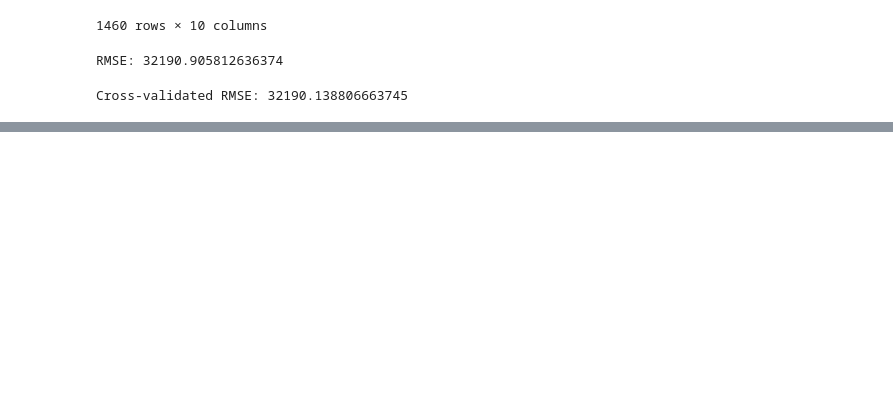
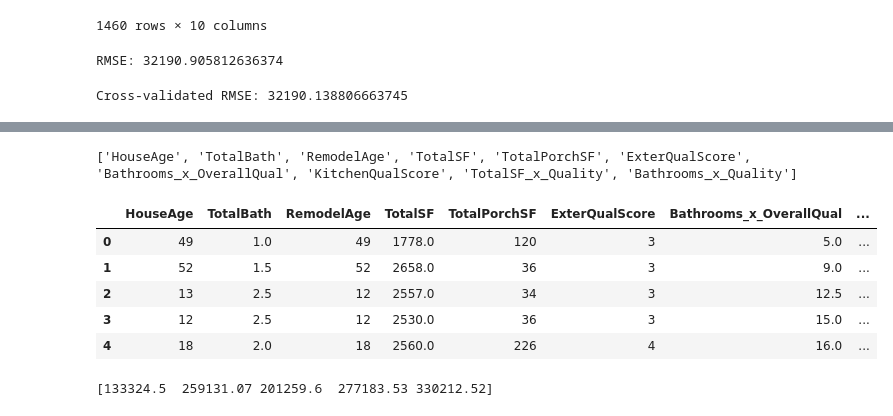
Before and after one commit to pmash634/boilerplate-bcrypt, a Jupyter notebook: notebookf547642f0b.ipynb, the cells around one changed output, grey strips where cells are left out. Drawn from its saved outputs; the diff is of its cells as text; code cells hidden in the pictures; blank space fills up the shorter version.

```diff
--- a/notebookf547642f0b.ipynb
+++ b/notebookf547642f0b.ipynb
@@ -235,0 +284,12 @@ Cross-validated RMSE: 32190.138806663745
+# %%
+test_df["Bathrooms_x_OverallQual"] = (
+    test_df["TotalBath"] * test_df["OverallQual"]
+)
+# %%
+test_df["TotalSF_x_Quality"] = (
+    test_df["TotalSF"] * test_df["OverallQual"]
+)
+# %%
+test_df["Bathrooms_x_Quality"] = (
+    test_df["TotalBath"] * test_df["ExterQualScore"]
+)
@@ -235,0 +305,6 @@ Cross-validated RMSE: 32190.138806663745
+# %%
+print(new_features)
+# %% [output]
+['HouseAge', 'TotalBath', 'RemodelAge', 'TotalSF', 'TotalPorchSF', 'ExterQualScore', 'Bathrooms_x_OverallQual', 'KitchenQualScore', 'TotalSF_x_Quality', 'Bathrooms_x_Quality']
+# %%
+X_test_final = test_df[X.columns]
@@ -235,0 +320,13 @@ Cross-validated RMSE: 32190.138806663745
+# %%
+X_test_final.head()
+# %% [output]
+|  | HouseAge | TotalBath | RemodelAge | TotalSF | TotalPorchSF | ExterQualScore | Bathrooms_x_OverallQual | ... |
+| 0 | 49 | 1.0 | 49 | 1778.0 | 120 | 3 | 5.0 | ... |
+| 1 | 52 | 1.5 | 52 | 2658.0 | 36 | 3 | 9.0 | ... |
+| 2 | 13 | 2.5 | 12 | 2557.0 | 34 | 3 | 12.5 | ... |
+| 3 | 12 | 2.5 | 12 | 2530.0 | 36 | 3 | 15.0 | ... |
+| 4 | 18 | 2.0 | 18 | 2560.0 | 226 | 4 | 16.0 | ... |
+# %%
+print(predictions[:5])
+# %% [output]
+[133324.5  259131.07 201259.6  277183.53 330212.52]
```
Also changed, not shown: parts of 17 cells of this notebook.
